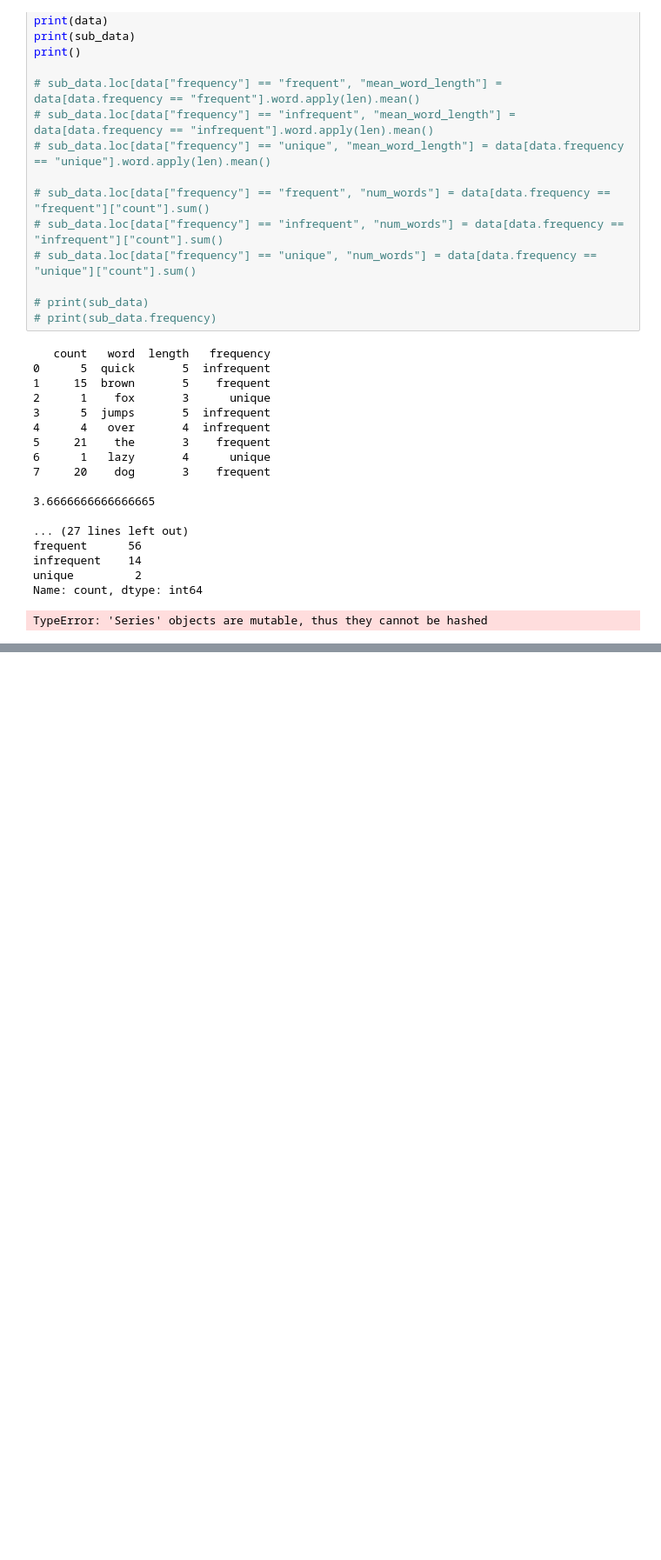
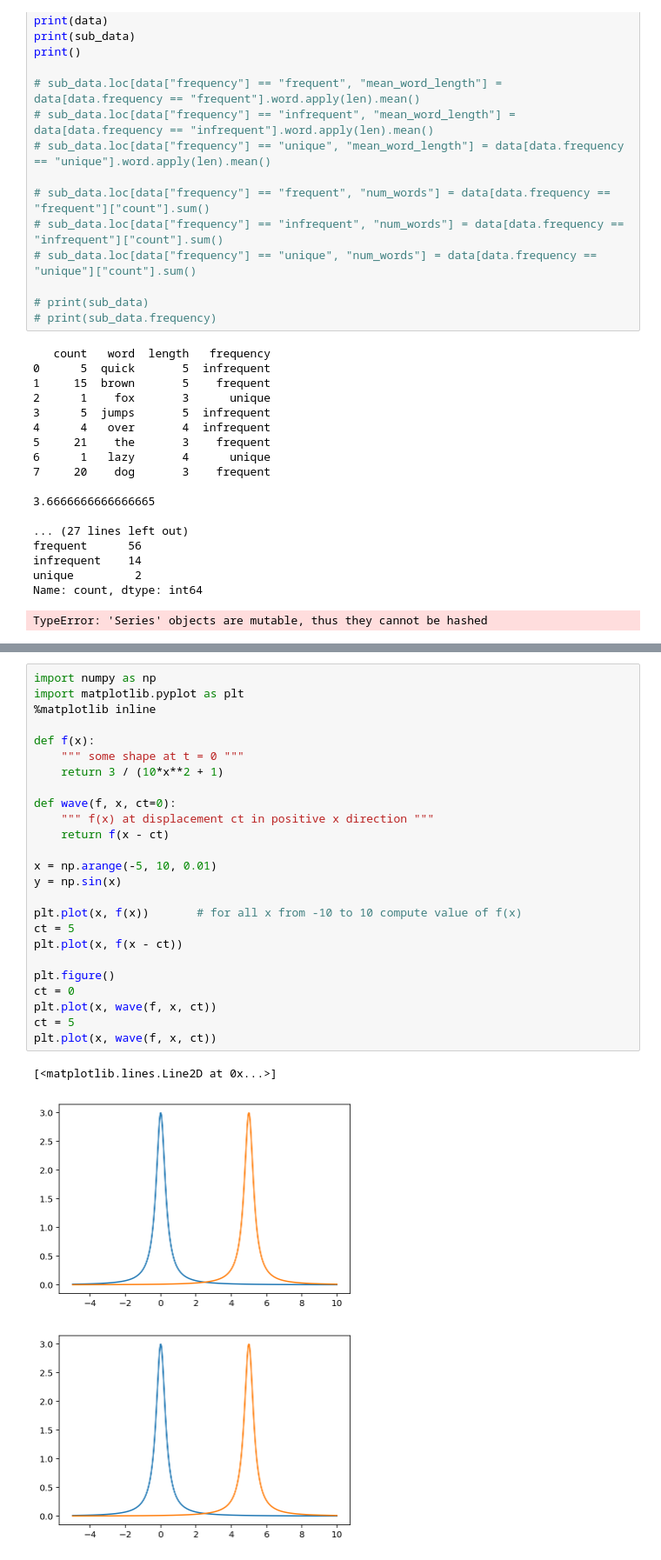
Before and after one commit to zatserkl/learn, a Jupyter notebook: python/learn python.ipynb, the cells around one changed output, grey strips where cells are left out. Shown: that part at 87% size. Saved outputs shown, nothing was run; the diff lists cells and outputs as text; blank space fills up the shorter version.

```diff
--- a/python/learn python.ipynb
+++ b/python/learn python.ipynb
@@ -331,0 +669,29 @@ TypeError: 'Series' objects are mutable, thus they cannot be hashed
+# %%
+import numpy as np
+import matplotlib.pyplot as plt
+%matplotlib inline
+
+def f(x):
+    """ some shape at t = 0 """
+    return 3 / (10*x**2 + 1)
+
+def wave(f, x, ct=0):
+    """ f(x) at displacement ct in positive x direction """
+    return f(x - ct)
+
+x = np.arange(-5, 10, 0.01)
+y = np.sin(x)
+
+plt.plot(x, f(x))       # for all x from -10 to 10 compute value of f(x)
+ct = 5
+plt.plot(x, f(x - ct))
+
+plt.figure()
+ct = 0
+plt.plot(x, wave(f, x, ct))
+ct = 5
+plt.plot(x, wave(f, x, ct))
+# %% [output]
+[<matplotlib.lines.Line2D at 0x...>]
+[figure, added]
+[figure, added]
```
Also changed, not shown: parts of 19 cells of this notebook, 3 other files.
